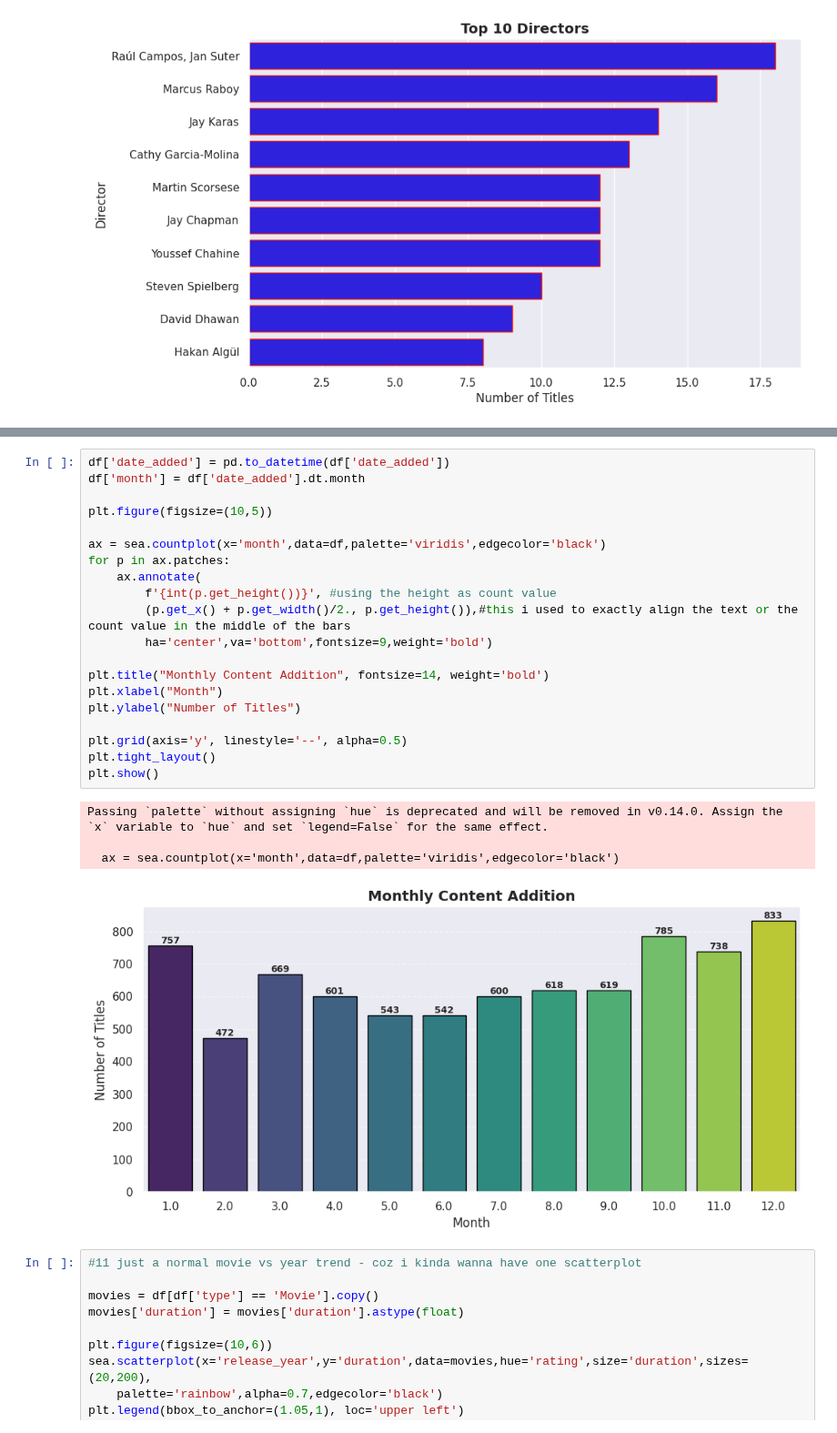
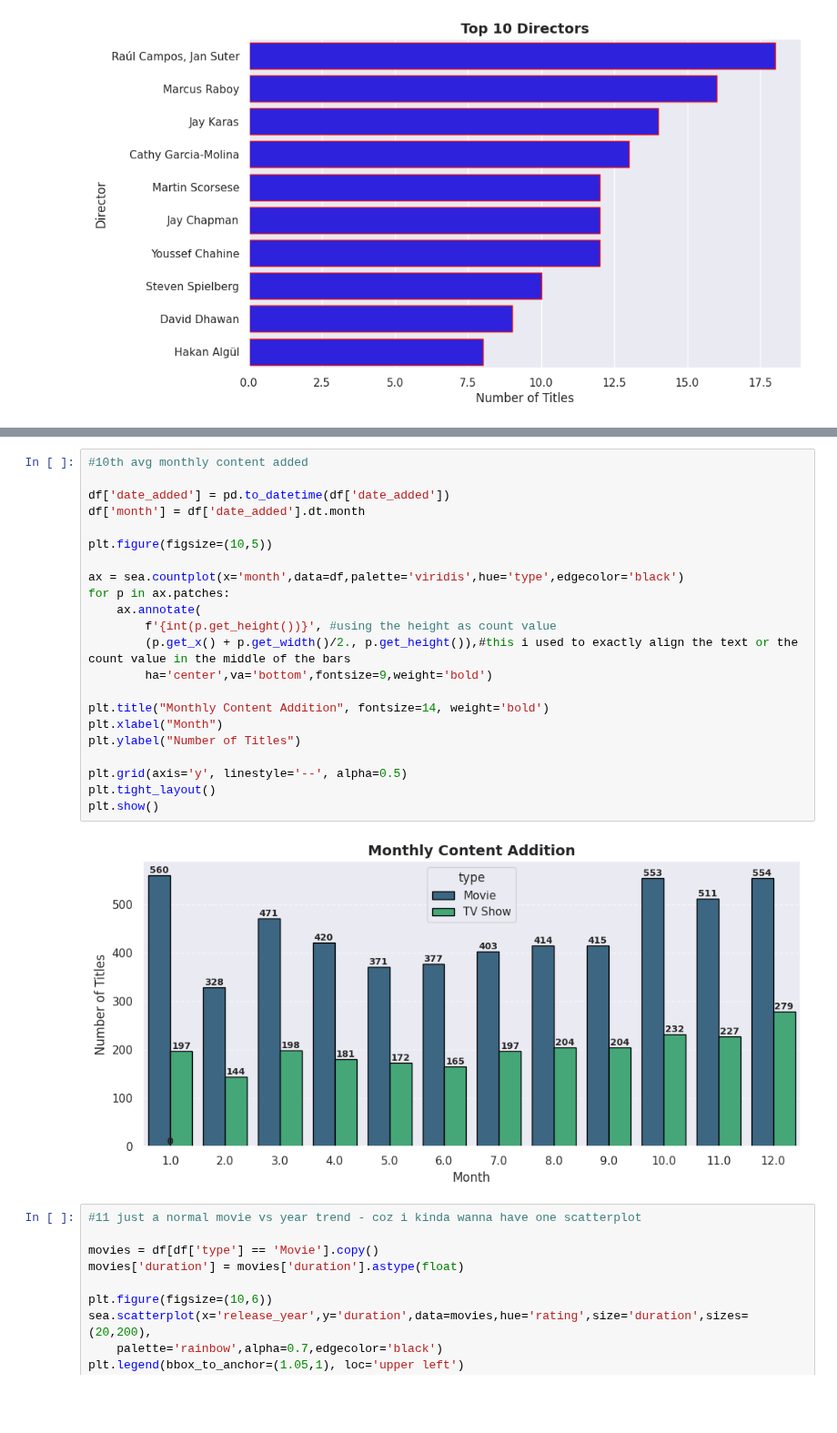
Before and after one commit to AmitabhDey-byte/Project3, a Jupyter notebook: gdg_eda.ipynb, the cells around one changed output, grey strips where cells are left out. Shown at 91% size. Drawn from its saved outputs; the diff is of its cells as text; blank space fills up the shorter version.

Commit message:
this is the last commit - forgot to add hue to 9th visual--done

```diff
--- a/gdg_eda.ipynb
+++ b/gdg_eda.ipynb
@@ -213,30 +214,29 @@ plt.show()
 # %% [output]
 [figure]
 # %%
+#10th avg monthly content added
+
 df['date_added'] = pd.to_datetime(df['date_added'])
 df['month'] = df['date_added'].dt.month
 
 plt.figure(figsize=(10,5))
 
-ax = sea.countplot(x='month',data=df,palette='viridis',edgecolor='black')
+ax = sea.countplot(x='month',data=df,palette='viridis',hue='type',edgecolor='black')
 for p in ax.patches:
     ax.annotate(
         f'{int(p.get_height())}', #using the height as count value
         (p.get_x() + p.get_width()/2., p.get_height()),#this i used to exactly align the text or the count value in the middle of the bars
         ha='center',va='bottom',fontsize=9,weight='bold')
 
 plt.title("Monthly Content Addition", fontsize=14, weight='bold')
 plt.xlabel("Month")
 plt.ylabel("Number of Titles")
 
 plt.grid(axis='y', linestyle='--', alpha=0.5)
 plt.tight_layout()
 plt.show()
 # %% [output]
-Passing `palette` without assigning `hue` is deprecated and will be removed in v0.14.0. Assign the `x` variable to `hue` and set `legend=False` for the same effect.
-
-  ax = sea.countplot(x='month',data=df,palette='viridis',edgecolor='black')
-[figure, old version]
+[figure, new version]
 # %%
 #11 just a normal movie vs year trend - coz i kinda wanna have one scatterplot
 
```
Also changed, not shown: parts of 1 cell of this notebook.
